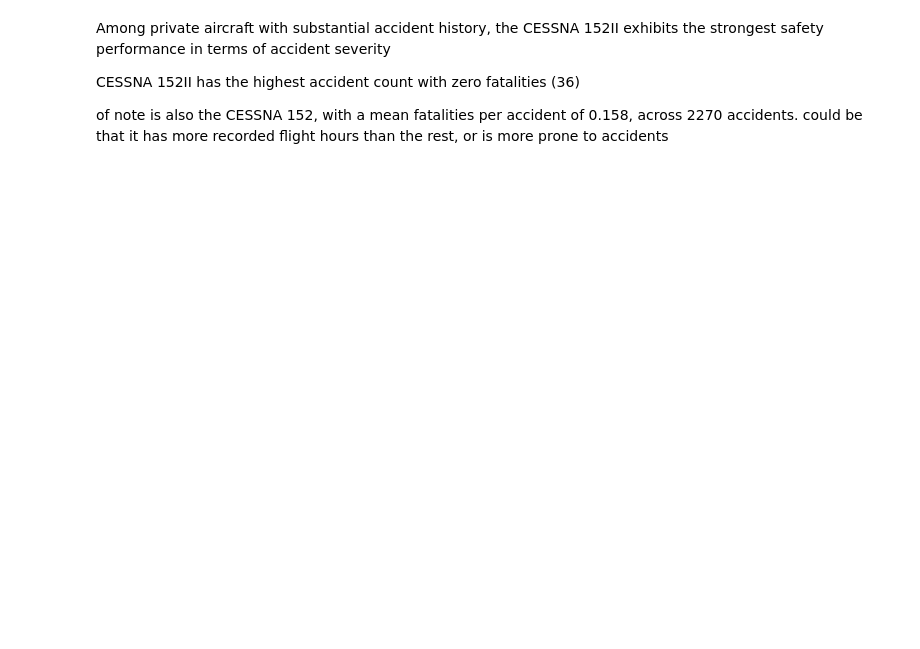
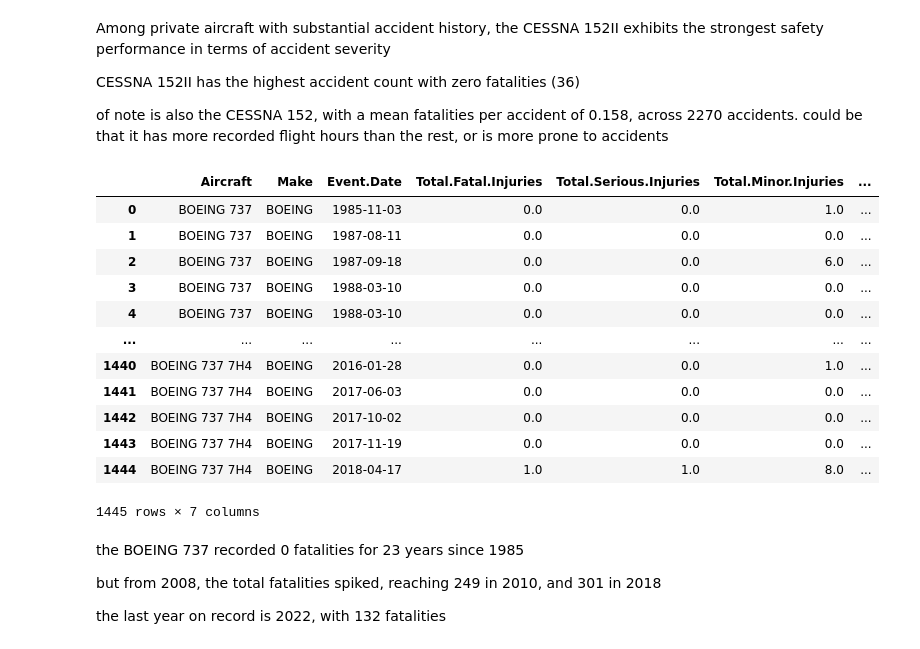
Before and after one commit to justmawi-dot/phaseONEproject, a Jupyter notebook: student.ipynb, the cells around one changed output. Drawn from its saved outputs; the diff is of its cells as text; code cells hidden in the pictures; blank space fills up the shorter version.

Commit message:
yearly trend for commercial aircraft

```diff
--- a/student.ipynb
+++ b/student.ipynb
@@ -158,2 +138,0 @@ Name: Aircraft.Category, dtype: int64
-# %%
-aviation_df_copy['Weather.Condition'] = aviation_df_copy['Weather.Condition'].str.upper()
@@ -175,8 +146,6 @@ making the case uniform
 aviation_df_copy['Make'] = aviation_df_copy['Make'].str.upper()
 aviation_df_copy['Model'] = aviation_df_copy['Model'].str.upper()
 aviation_df_copy['Aircraft'] = aviation_df_copy['Aircraft'].str.upper()
-# %%
-aviation_df_copy['Model.Count'] = aviation_df_copy['Model'].map(aviation_df_copy['Model'].value_counts())
 # %% [markdown]
 will impute injury/fatality NaNs with 0
 # %%
@@ -622,3 +591,26 @@ CESSNA 152II has the highest accident count with zero fatalities (36)
 of note is also the CESSNA 152, with a mean fatalities per accident of 0.158, across 2270 accidents. could be that it has more recorded flight hours than the rest, or is more prone to accidents
 # %%
 private_merged_df.to_csv("private_capacity.csv", index=False)
+# %%
+toplarge = largecap_df[['Aircraft']]
+
+mirrav = aviation_df_copy[['Aircraft','Event.Date','Total.Fatal.Injuries','Total.Serious.Injuries','Total.Minor.Injuries','Total.Uninjured']]
+
+datemerged_df = toplarge.merge(make_df, on=['Aircraft'], how='inner')
+datemerged_df = datemerged_df.merge(mirrav, on=['Aircraft'], how='inner')
+# %%
+datemerged_df
+# %% [output]
+|  | Aircraft | Make | Event.Date | Total.Fatal.Injuries | Total.Serious.Injuries | Total.Minor.Injuries | ... |
+| 0 | BOEING 737 | BOEING | 1985-11-03 | 0.0 | 0.0 | 1.0 | ... |
+| 1 | BOEING 737 | BOEING | 1987-08-11 | 0.0 | 0.0 | 0.0 | ... |
+| 2 | BOEING 737 | BOEING | 1987-09-18 | 0.0 | 0.0 | 6.0 | ... |
+| 3 | BOEING 737 | BOEING | 1988-03-10 | 0.0 | 0.0 | 0.0 | ... |
+| 4 | BOEING 737 | BOEING | 1988-03-10 | 0.0 | 0.0 | 0.0 | ... |
+| ... | ... | ... | ... | ... | ... | ... | ... |
+| 1440 | BOEING 737 7H4 | BOEING | 2016-01-28 | 0.0 | 0.0 | 1.0 | ... |
+| 1441 | BOEING 737 7H4 | BOEING | 2017-06-03 | 0.0 | 0.0 | 0.0 | ... |
+| 1442 | BOEING 737 7H4 | BOEING | 2017-10-02 | 0.0 | 0.0 | 0.0 | ... |
+| 1443 | BOEING 737 7H4 | BOEING | 2017-11-19 | 0.0 | 0.0 | 0.0 | ... |
+| 1444 | BOEING 737 7H4 | BOEING | 2018-04-17 | 1.0 | 1.0 | 8.0 | ... |
+1445 rows × 7 columns
@@ -624,0 +619,6 @@ private_merged_df.to_csv("private_capacity.csv", index=False)
+# %% [markdown]
+the BOEING 737 recorded 0 fatalities for 23 years since 1985
+
+but from 2008, the total fatalities spiked, reaching 249 in 2010, and 301 in 2018
+
+the last year on record is 2022, with 132 fatalities
```
Also changed, not shown: parts of 8 cells of this notebook.
